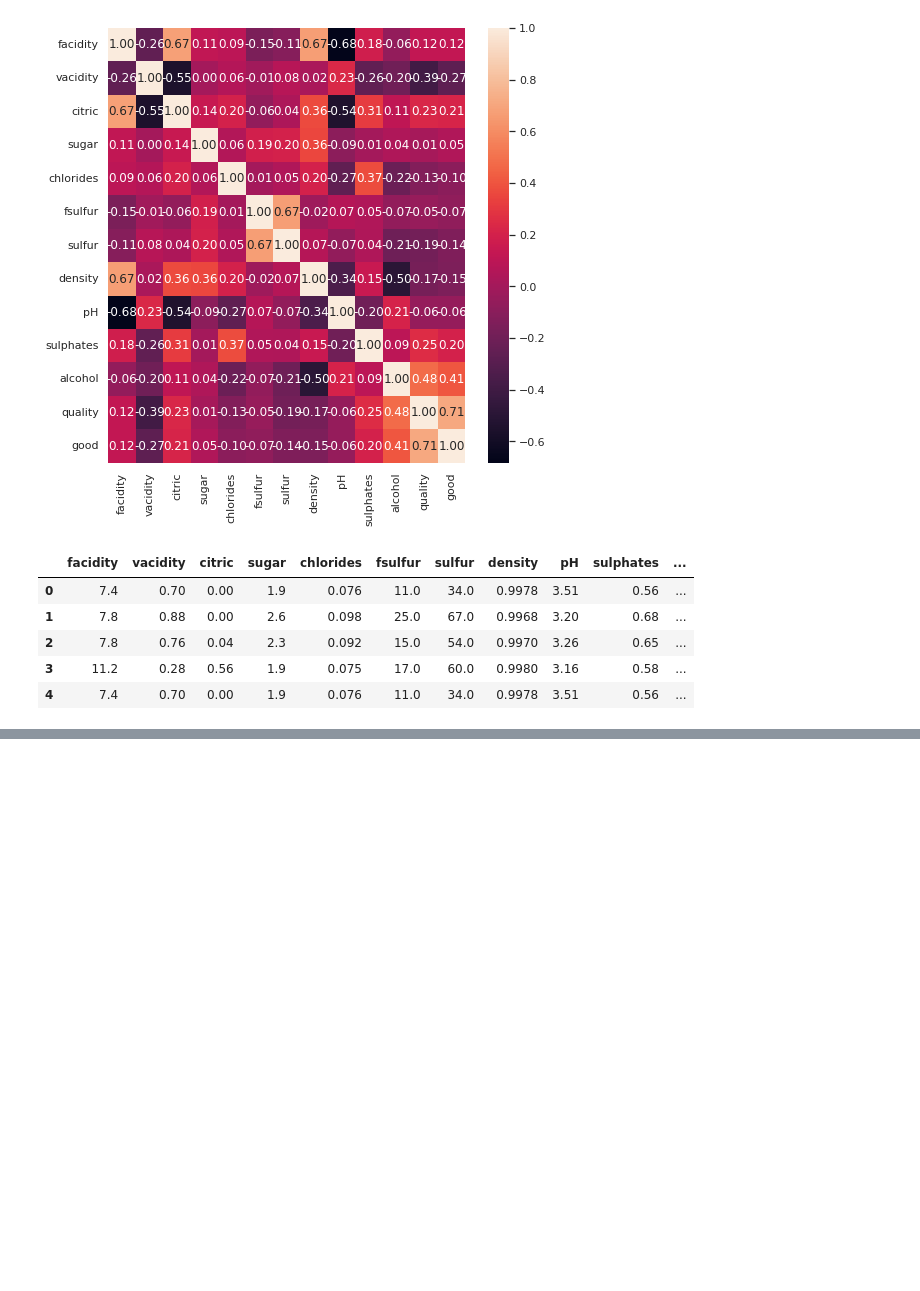
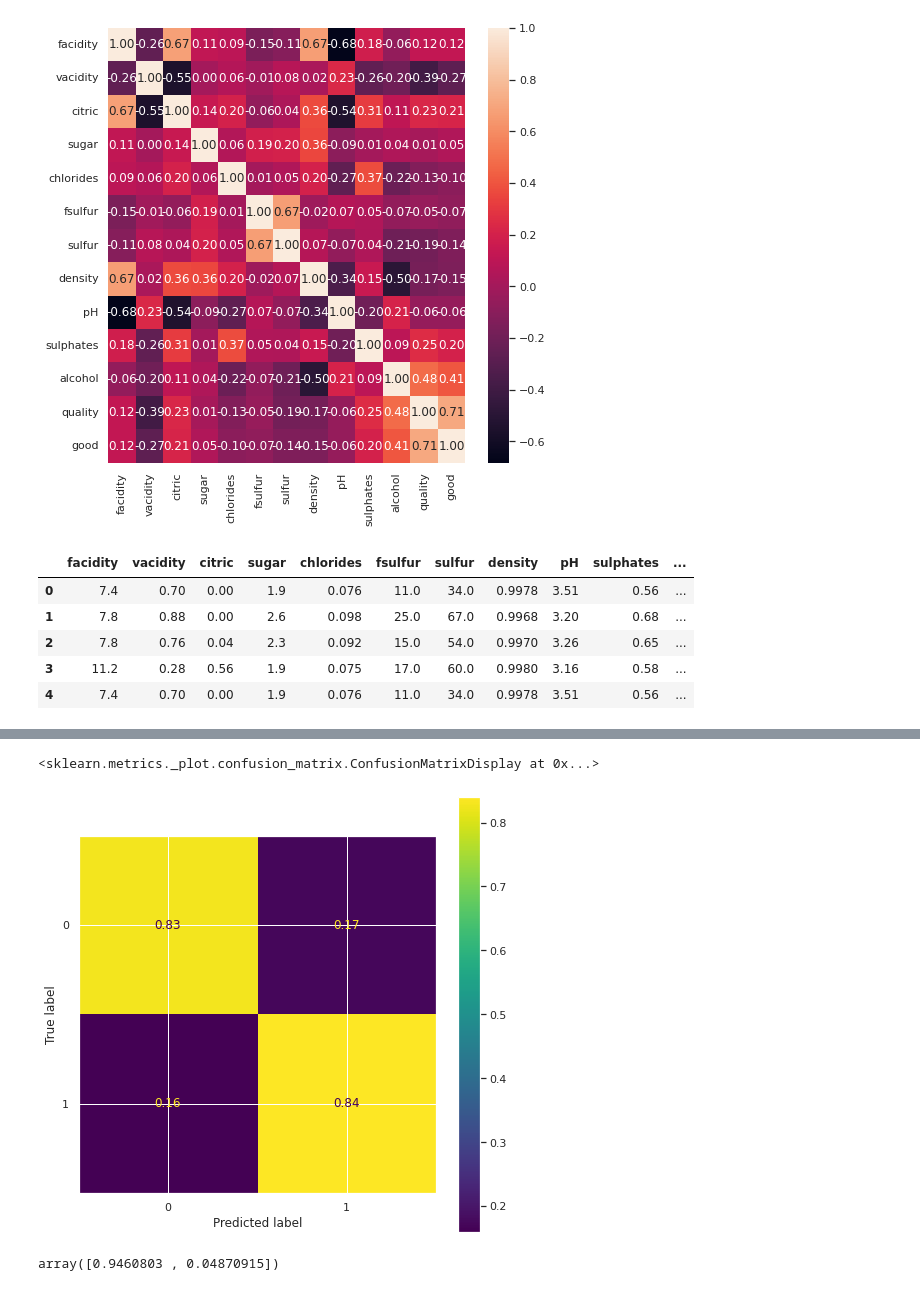
Before and after one commit to gydis/ml-course-project, a Jupyter notebook: MLProject.ipynb, the cells around one changed output, grey strips where cells are left out. Drawn from its saved outputs; the diff is of its cells as text; code cells hidden in the pictures; blank space fills up the shorter version.

```diff
--- a/MLProject.ipynb
+++ b/MLProject.ipynb
@@ -124,0 +123,15 @@ Accuracy test mean: 0.8830505485893416
+# %%
+ConfusionMatrixDisplay(confusion_matrix(y_t, reg_best.predict(X_t), normalize='true')).plot()
+# %% [output]
+<sklearn.metrics._plot.confusion_matrix.ConfusionMatrixDisplay at 0x...>
+[figure, added]
+# %%
+from sklearn.decomposition import PCA
+from sklearn.tree import DecisionTreeClassifier
+
+X_train, X_val, y_train, y_val = train_test_split(X_rest, y_rest, test_size=0.2)
+pca = PCA(n_components=2)
+pca.fit(X_train)
+pca.explained_variance_ratio_
+# %% [output]
+array([0.9460803 , 0.04870915])
```
Also changed, not shown: parts of 4 cells of this notebook.
